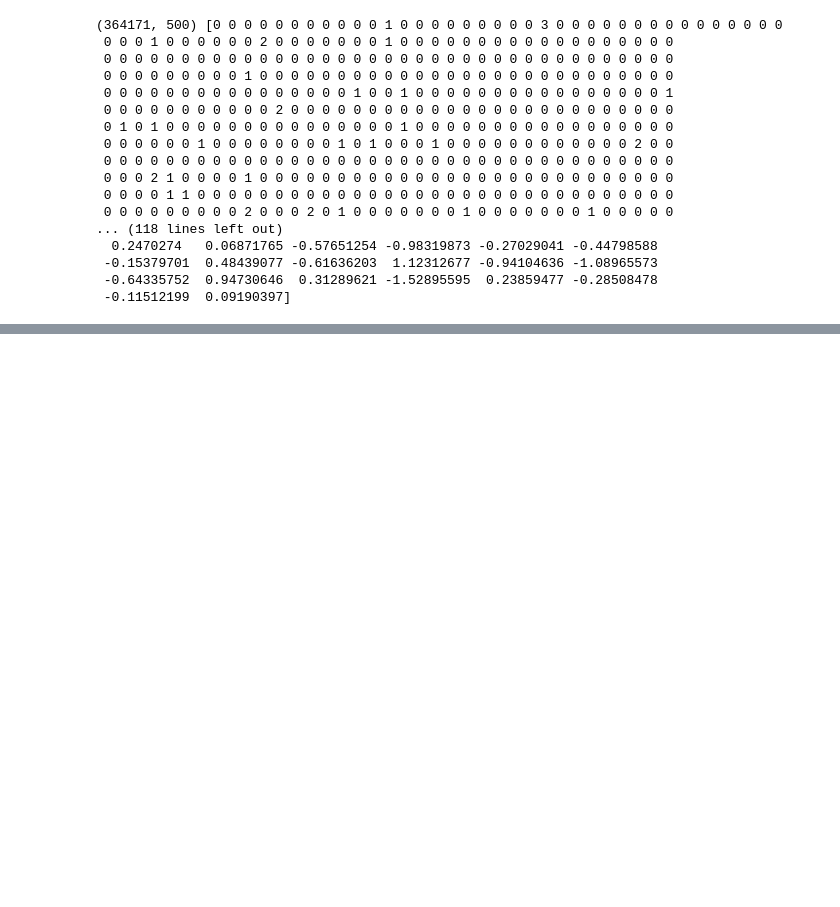
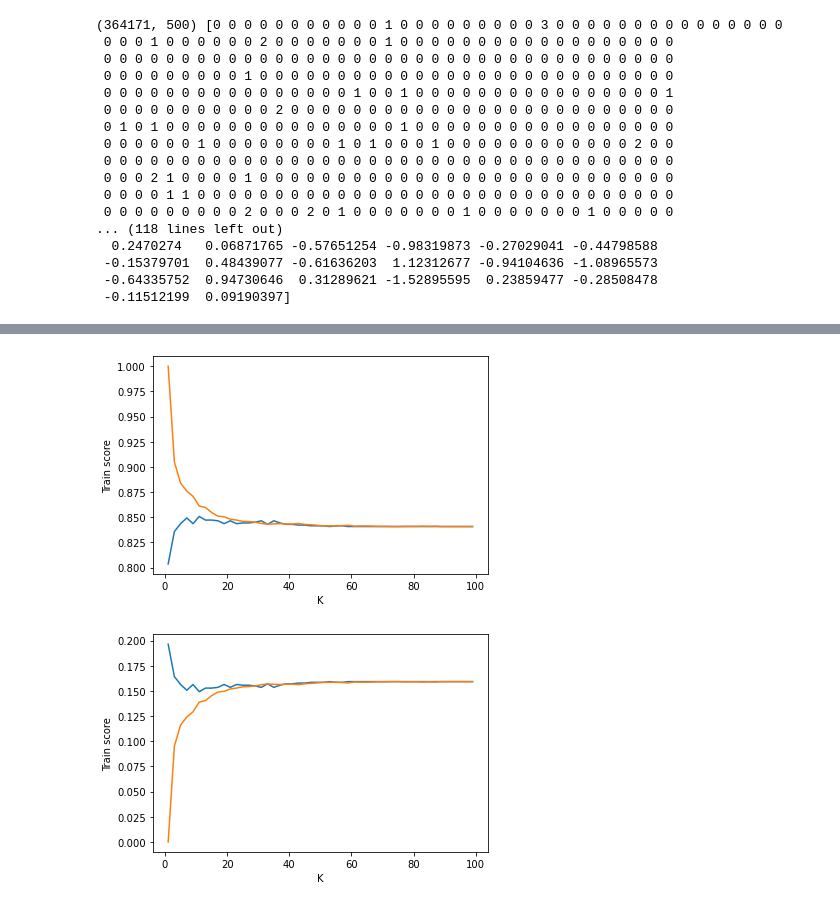
Before and after one commit to Sahil-Chavan/ML_Playground, a Jupyter notebook: Final Files/AFFR_KNN.ipynb, the cells around one changed output, grey strips where cells are left out. Cells and saved outputs as stored; diff of their text form; code cells hidden in the pictures; blank space fills up the shorter version.

```diff
--- a/Final Files/AFFR_KNN.ipynb
+++ b/Final Files/AFFR_KNN.ipynb
@@ -91,0 +184,5 @@ class Knn:
+# %%
+knn.Plot_scrs()
+# %% [output]
+[figure, added]
+[figure, added]
```
Also changed, not shown: parts of 18 cells of this notebook, 1 other file.
